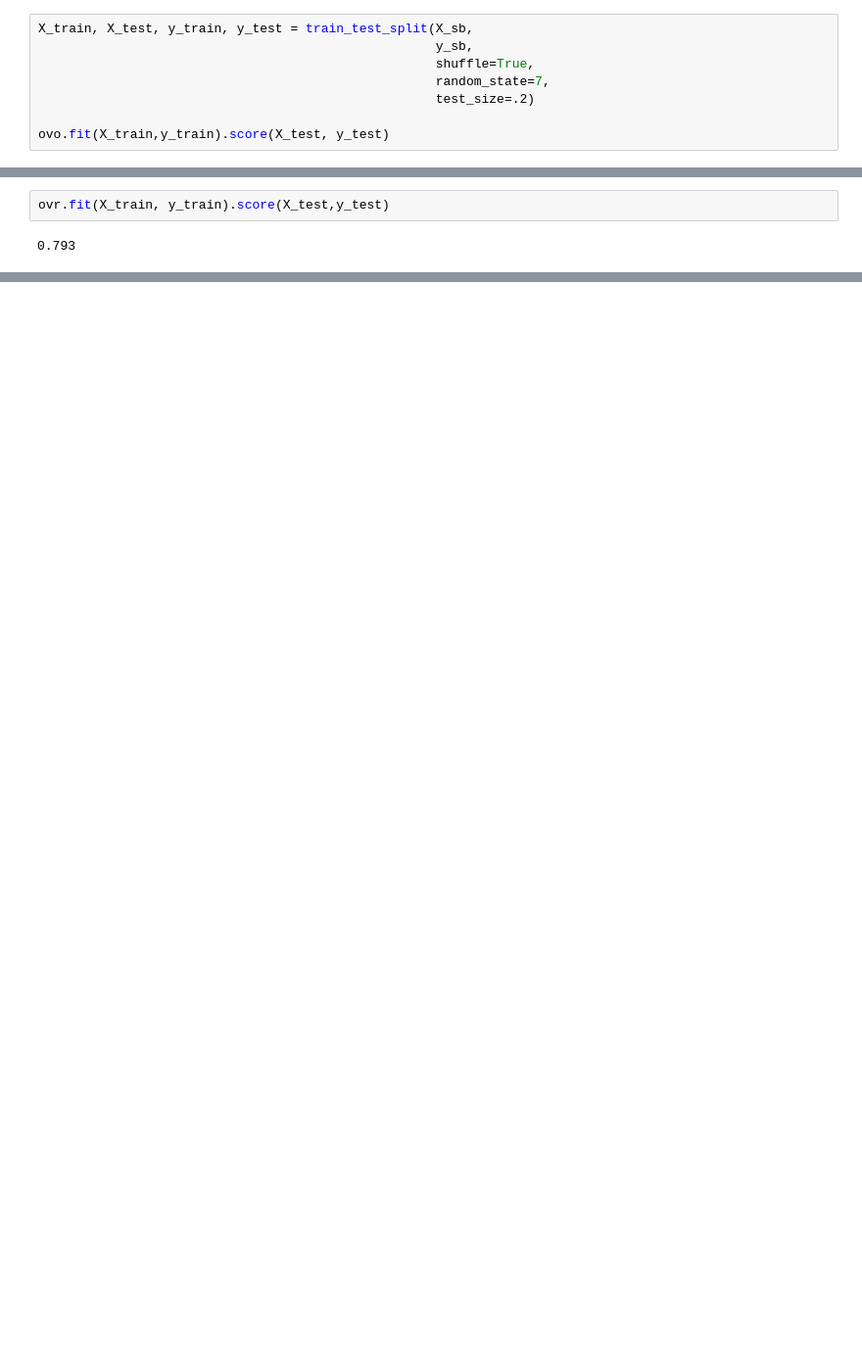
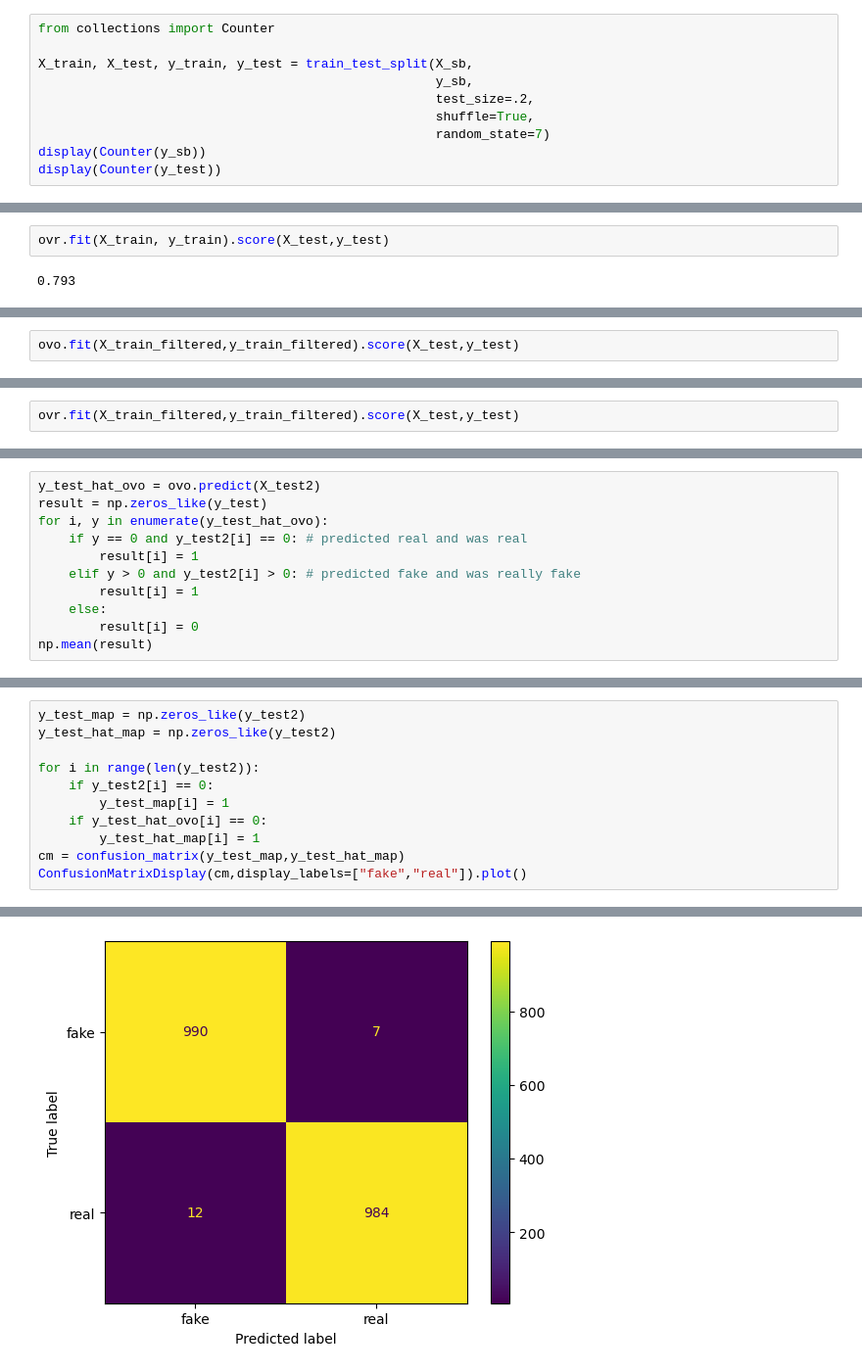
Before and after one commit to LucasSLD/generated_image_detection, a Jupyter notebook: src/notebooks/train_holistic.ipynb, the cells around one changed output, grey strips where cells are left out. Shown at 98% size. Saved outputs shown, nothing was run; the diff lists cells and outputs as text; blank space fills up the shorter version.

Commit message:
multiclass training

```diff
--- a/src/notebooks/train_holistic.ipynb
+++ b/src/notebooks/train_holistic.ipynb
@@ -117,9 +123,11 @@ X_sb, y_sb = load_synthbuster_balanced("../../data/synthbuster_test",
 # %%
+from collections import Counter
+
 X_train, X_test, y_train, y_test = train_test_split(X_sb,
                                                     y_sb,
+                                                    test_size=.2,
                                                     shuffle=True,
-                                                    random_state=7,
-                                                    test_size=.2)
-
-ovo.fit(X_train,y_train).score(X_test, y_test)
+                                                    random_state=7)
+display(Counter(y_sb))
+display(Counter(y_test))
 # %% [output]
@@ -130,0 +216,2 @@ ovr.fit(X_train, y_train).score(X_test,y_test)
+# %%
+ovo.fit(X_train_filtered,y_train_filtered).score(X_test,y_test)
@@ -130,0 +220,2 @@ ovr.fit(X_train, y_train).score(X_test,y_test)
+# %%
+ovr.fit(X_train_filtered,y_train_filtered).score(X_test,y_test)
@@ -130,0 +226,11 @@ ovr.fit(X_train, y_train).score(X_test,y_test)
+# %%
+y_test_hat_ovo = ovo.predict(X_test2)
+result = np.zeros_like(y_test)
+for i, y in enumerate(y_test_hat_ovo):
+    if y == 0 and y_test2[i] == 0: # predicted real and was real
+        result[i] = 1
+    elif y > 0 and y_test2[i] > 0: # predicted fake and was really fake
+        result[i] = 1
+    else:
+        result[i] = 0
+np.mean(result)
@@ -130,0 +241,12 @@ ovr.fit(X_train, y_train).score(X_test,y_test)
+# %%
+y_test_map = np.zeros_like(y_test2)
+y_test_hat_map = np.zeros_like(y_test2)
+
+for i in range(len(y_test2)):
+    if y_test2[i] == 0:
+        y_test_map[i] = 1
+    if y_test_hat_ovo[i] == 0:
+        y_test_hat_map[i] = 1
+cm = confusion_matrix(y_test_map,y_test_hat_map)
+ConfusionMatrixDisplay(cm,display_labels=["fake","real"]).plot()
+# %% [output]
@@ -130,0 +254 @@ ovr.fit(X_train, y_train).score(X_test,y_test)
+[figure, added]
```
Also changed, not shown: parts of 24 cells of this notebook.
